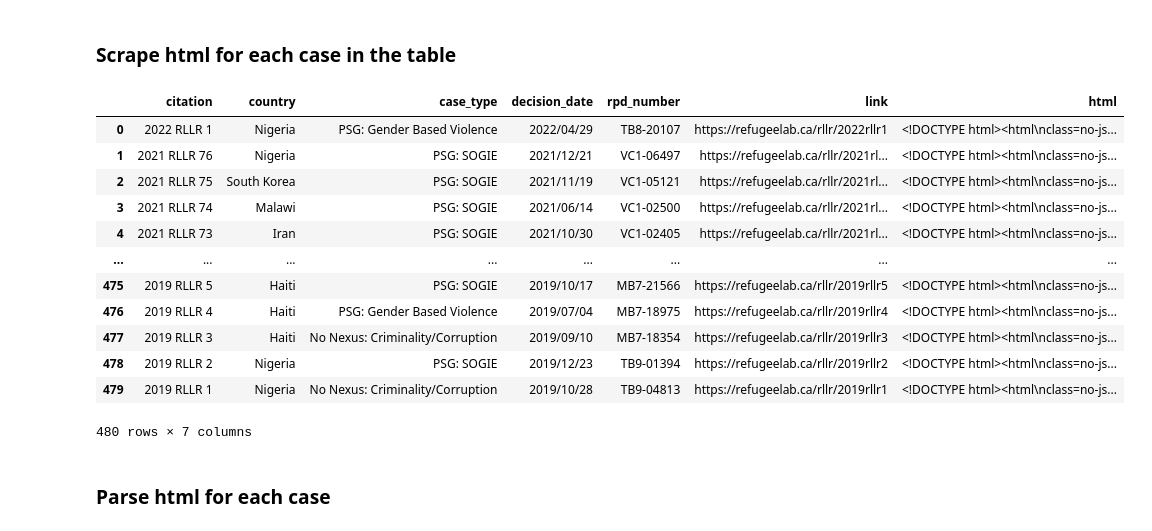
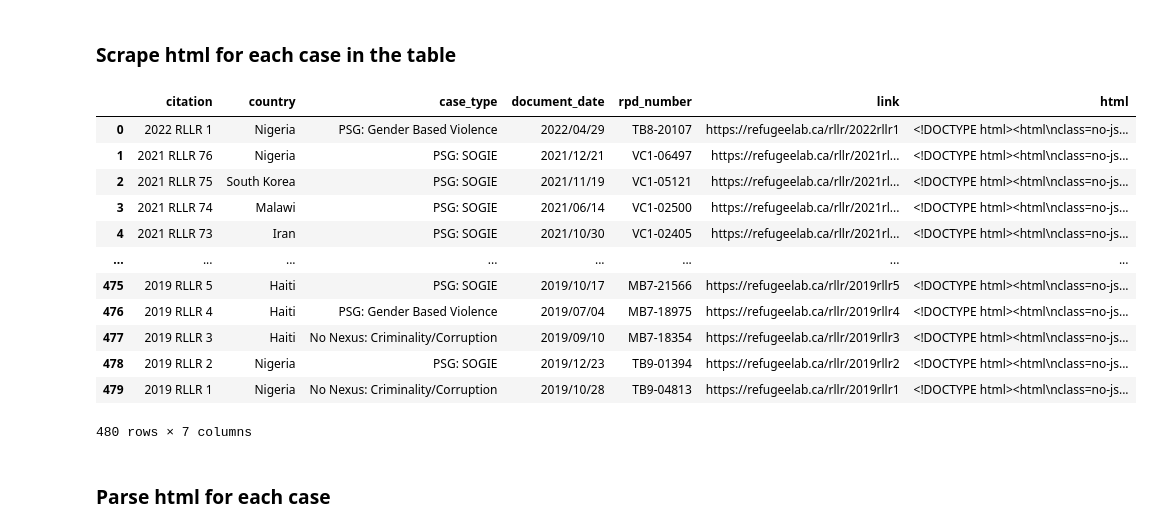
Before and after one commit to Refugee-Law-Lab/rllr_bulk_data, a Jupyter notebook: scrape_rllr.ipynb, the cells around one changed output. Drawn from its saved outputs; the diff is of its cells as text; code cells hidden in the pictures.

```diff
--- a/scrape_rllr.ipynb
+++ b/scrape_rllr.ipynb
@@ -47,7 +55,7 @@ df.drop('Citation Sort (Hidden)', axis=1, inplace=True)
 df.rename(columns={'Citation & Link': 'citation'}, inplace=True)
 
 # change Date of Decision to "decision_date"
-df.rename(columns={'Date of Decision': 'decision_date'}, inplace=True)
+df.rename(columns={'Date of Decision': 'document_date'}, inplace=True)
 
 # for all column names, replace spaces with underscores and lower
 df.columns = [col.lower().replace(' ', '_') for col in df.columns]
@@ -82,12 +90,12 @@ def get_html(link):
 
 df['html'] = df.link.progress_apply(get_html)
 # %%
-# # export to json if raw html is needed
-# df.to_json('DATA/rllr_cases_raw.json', orient='records', indent=4)
+# export to jsonl raw
+df.to_json('DATA/rllr_cases_raw.jsonl', orient='records', lines=True)
 
 df
 # %% [output]
-|  | citation | country | case_type | decision_date | rpd_number | link | html |
+|  | citation | country | case_type | document_date | rpd_number | link | html |
 | 0 | 2022 RLLR 1 | Nigeria | PSG: Gender Based Violence | 2022/04/29 | TB8-20107 | https://refugeelab.ca/rllr/2022rllr1 | <!DOCTYPE html><html\nclass=no-js... |
 | 1 | 2021 RLLR 76 | Nigeria | PSG: SOGIE | 2021/12/21 | VC1-06497 | https://refugeelab.ca/rllr/2021rl... | <!DOCTYPE html><html\nclass=no-js... |
 | 2 | 2021 RLLR 75 | South Korea | PSG: SOGIE | 2021/11/19 | VC1-05121 | https://refugeelab.ca/rllr/2021rl... | <!DOCTYPE html><html\nclass=no-js... |
```
Also changed, not shown: parts of 10 cells of this notebook, 8 other files.
